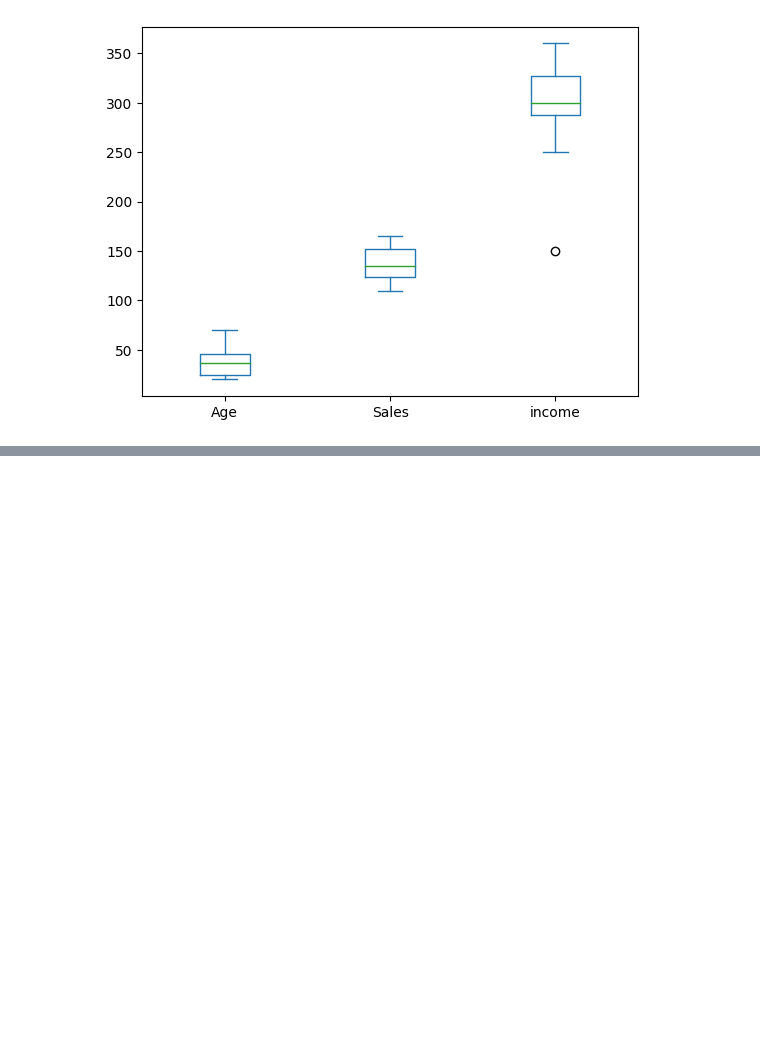
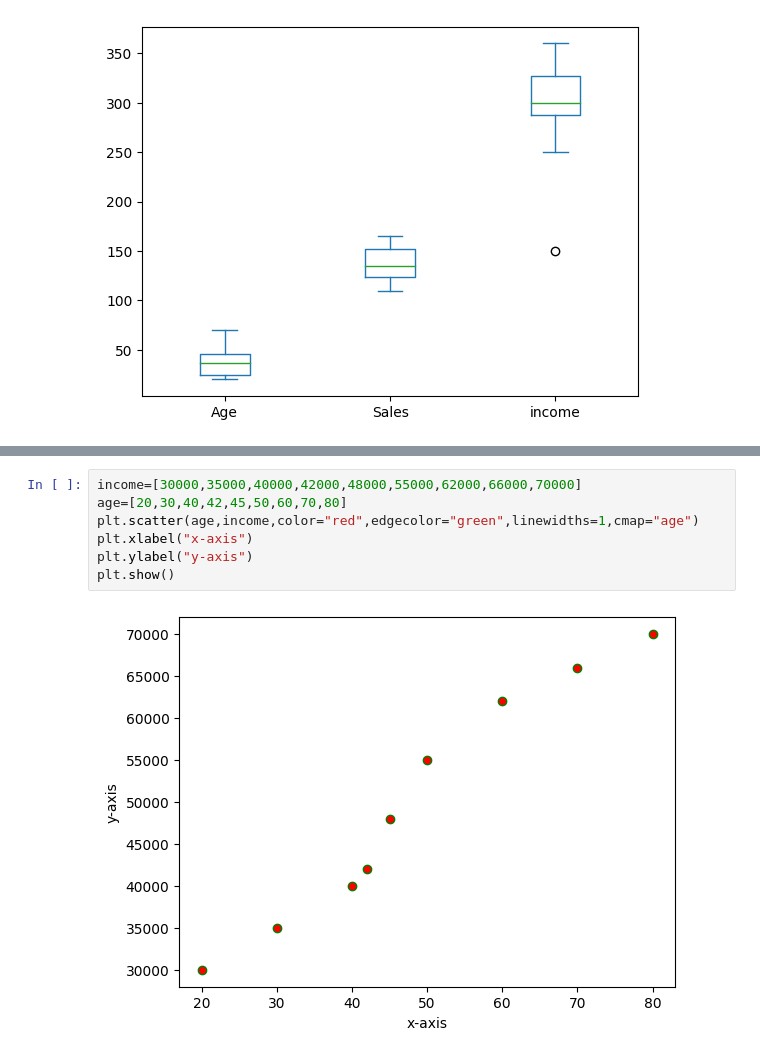
Before and after one commit to Chandrakantsm/demo100, a Jupyter notebook: module3/stat.ipynb, the cells around one changed output, grey strips where cells are left out. Drawn from its saved outputs; the diff is of its cells as text; blank space fills up the shorter version.

```diff
--- a/module3/stat.ipynb
+++ b/module3/stat.ipynb
@@ -112,0 +114,9 @@ plt.show()
+# %%
+income=[30000,35000,40000,42000,48000,55000,62000,66000,70000]
+age=[20,30,40,42,45,50,60,70,80]
+plt.scatter(age,income,color="red",edgecolor="green",linewidths=1,cmap="age")
+plt.xlabel("x-axis")
+plt.ylabel("y-axis")
+plt.show()
+# %% [output]
+[figure, added]
```
Also changed, not shown: parts of 2 cells of this notebook.
